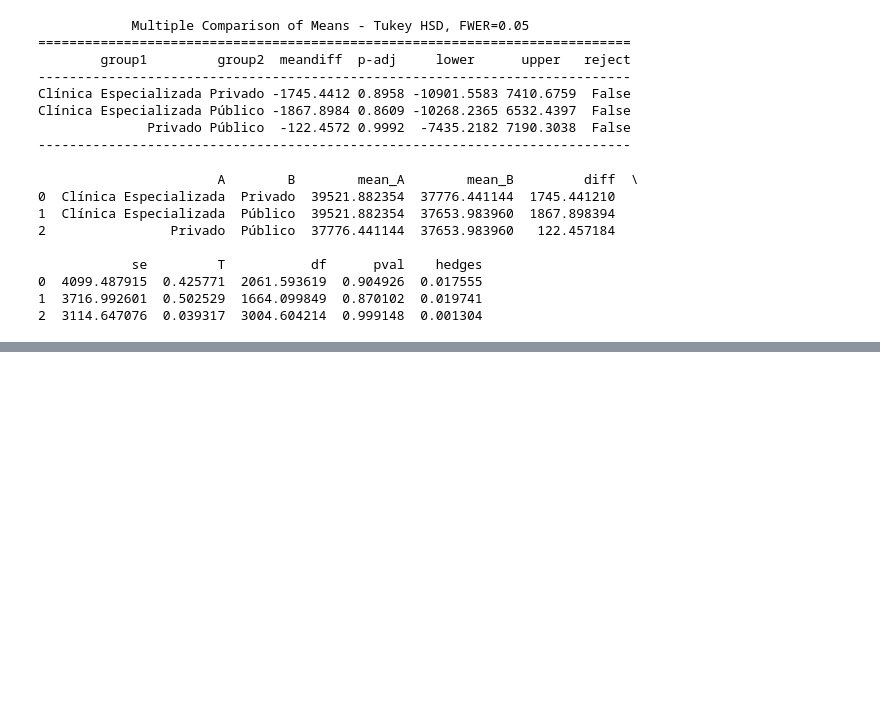
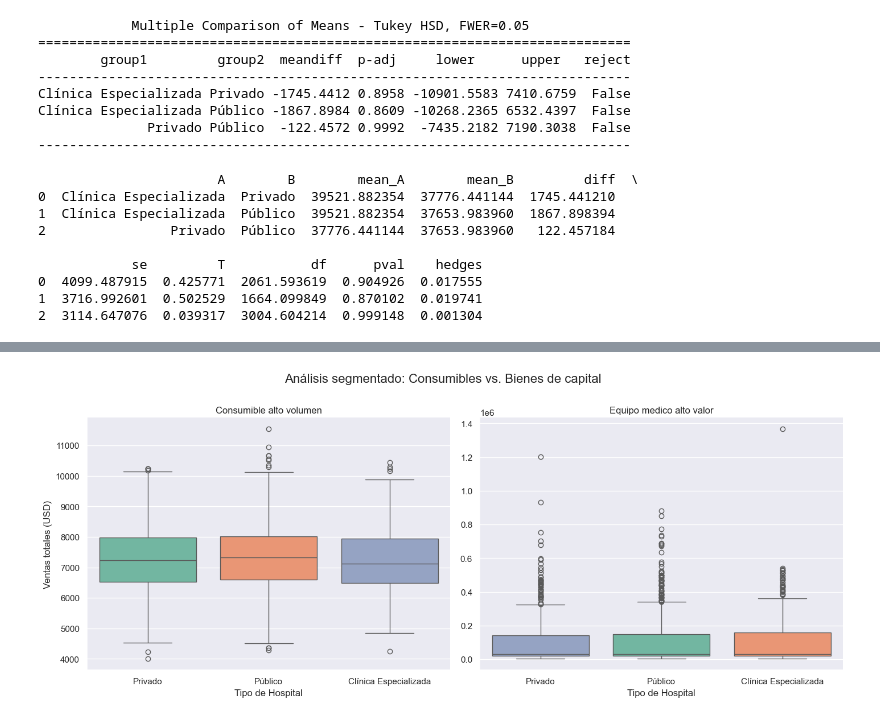
Before and after one commit to Alop89/Projects_portfolio, a Jupyter notebook: inteligencia_comercial_medtech/notebooks/eda_medtech.ipynb, the cells around one changed output, grey strips where cells are left out. Drawn from its saved outputs; the diff is of its cells as text; code cells hidden in the pictures; blank space fills up the shorter version.

Commit message:
Actualización de notebook, análisis estadístico de outliers y pendiente fase 5

```diff
--- a/inteligencia_comercial_medtech/notebooks/eda_medtech.ipynb
+++ b/inteligencia_comercial_medtech/notebooks/eda_medtech.ipynb
@@ -263,0 +383,12 @@ print(gh_test)
+# %%
+# Definición de lógica de segmentación de ventas para los dos tipos de productos 'Consumible alto volumen' | 'Equipos_medicos'
+
+def segmentador(categoria):
+  if categoria == 'Consumibles':
+       return 'Consumible alto volumen'
+  else:
+       return 'Equipo medico alto valor'
+
+df_clean['Business_unit'] = df_clean['Product_Category'].map(segmentador)
+
+df_clean.sample(10)
@@ -263,0 +407,32 @@ print(gh_test)
+# %%
+# Alternativo con diccionario
+
+"""seg__map = {
+    'Consumibles' : 'Consumible alto volumne',
+    'Quirúrgicos' : 'Equipo medico alto valor',
+    'Imagenología': 'Imagenología'
+}
+
+
+df_clean['Business_unit'] = df_clean['Product_Category'].map(seg__map)"""
+# %%
+# Gráica con FacetGrid boxplot
+
+g = sns.FacetGrid(df_clean, col="Business_unit", sharey=False, sharex=False, height=6, aspect=1.2)
+g.map_dataframe(
+    sns.boxplot,
+    x='Hospital_Type',
+    y='Total_Sales_USD',
+    hue = 'Hospital_Type',
+    palette='Set2',
+    order = ['Privado', 'Público', 'Clínica Especializada']
+    )
+
+# Ajustes estéticos
+g.set_axis_labels("Tipo de Hospital", "Ventas totales (USD)")
+g.set_titles("{col_name}")
+plt.subplots_adjust(top=0.85)
+g.fig.suptitle('Análisis segmentado: Consumibles vs. Bienes de capital', fontsize=16)
+plt.show()
+# %% [output]
+[figure, added]
```
Also changed, not shown: parts of 18 cells of this notebook.
